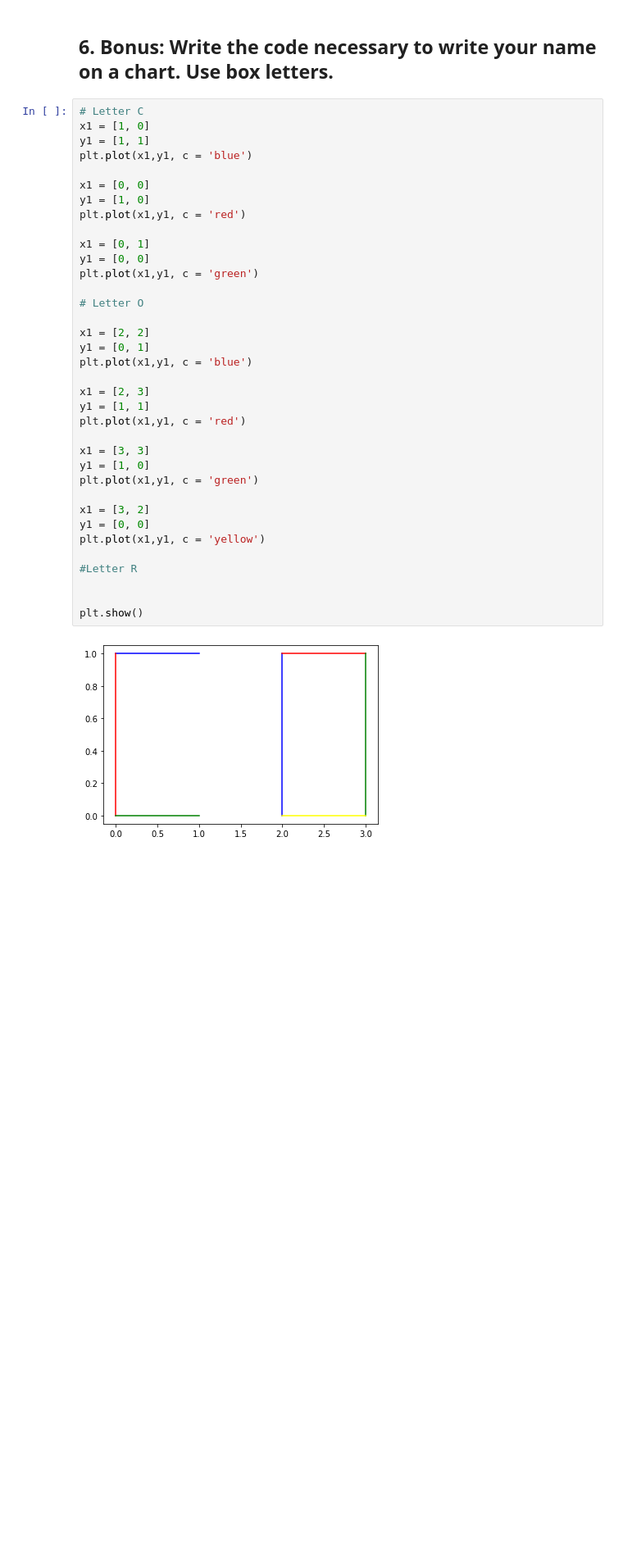
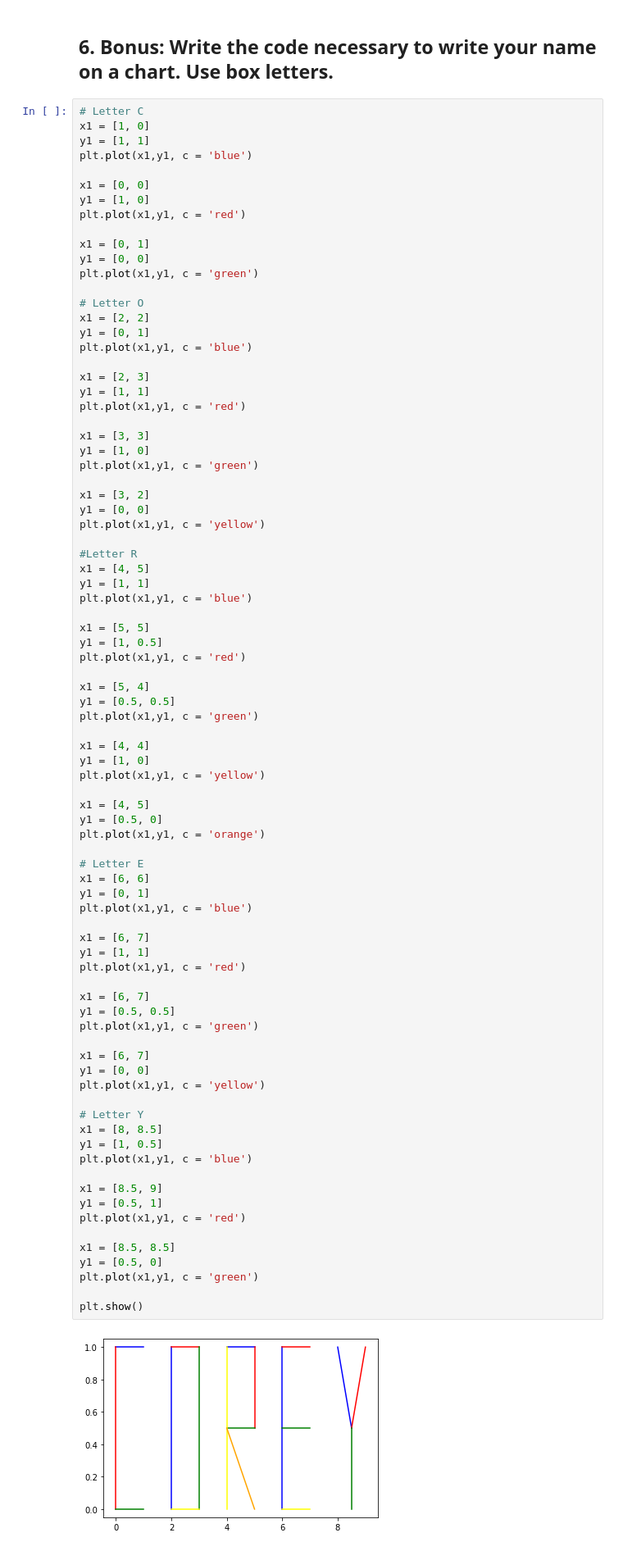
Before and after one commit to CSolitaire/numpy-pandas-visualization-exercises, a Jupyter notebook: big_o_notation.ipynb, the cells around one changed output. Shown at 82% size. Drawn from its saved outputs; the diff is of its cells as text; blank space fills up the shorter version.

```diff
--- a/big_o_notation.ipynb
+++ b/big_o_notation.ipynb
@@ -117,32 +117,79 @@ plt.plot(x1,y1, c = 'blue')
 x1 = [0, 0]
 y1 = [1, 0]
 plt.plot(x1,y1, c = 'red')
 
 x1 = [0, 1]
 y1 = [0, 0]
 plt.plot(x1,y1, c = 'green')
 
 # Letter O
-
 x1 = [2, 2]
 y1 = [0, 1]
 plt.plot(x1,y1, c = 'blue')
 
 x1 = [2, 3]
 y1 = [1, 1]
 plt.plot(x1,y1, c = 'red')
 
 x1 = [3, 3]
 y1 = [1, 0]
 plt.plot(x1,y1, c = 'green')
 
 x1 = [3, 2]
 y1 = [0, 0]
 plt.plot(x1,y1, c = 'yellow')
 
 #Letter R
+x1 = [4, 5]
+y1 = [1, 1]
+plt.plot(x1,y1, c = 'blue')
 
+x1 = [5, 5]
+y1 = [1, 0.5]
+plt.plot(x1,y1, c = 'red')
+
+x1 = [5, 4]
+y1 = [0.5, 0.5]
+plt.plot(x1,y1, c = 'green')
+
+x1 = [4, 4]
+y1 = [1, 0]
+plt.plot(x1,y1, c = 'yellow')
+
+x1 = [4, 5]
+y1 = [0.5, 0]
+plt.plot(x1,y1, c = 'orange')
+
+# Letter E
+x1 = [6, 6]
+y1 = [0, 1]
+plt.plot(x1,y1, c = 'blue')
+
+x1 = [6, 7]
+y1 = [1, 1]
+plt.plot(x1,y1, c = 'red')
+
+x1 = [6, 7]
+y1 = [0.5, 0.5]
+plt.plot(x1,y1, c = 'green')
+
+x1 = [6, 7]
+y1 = [0, 0]
+plt.plot(x1,y1, c = 'yellow')
+
+# Letter Y
+x1 = [8, 8.5]
+y1 = [1, 0.5]
+plt.plot(x1,y1, c = 'blue')
+
+x1 = [8.5, 9]
+y1 = [0.5, 1]
+plt.plot(x1,y1, c = 'red')
+
+x1 = [8.5, 8.5]
+y1 = [0.5, 0]
+plt.plot(x1,y1, c = 'green')
 
 plt.show()
 # %% [output]
-[figure, old version]
+[figure, new version]
```
